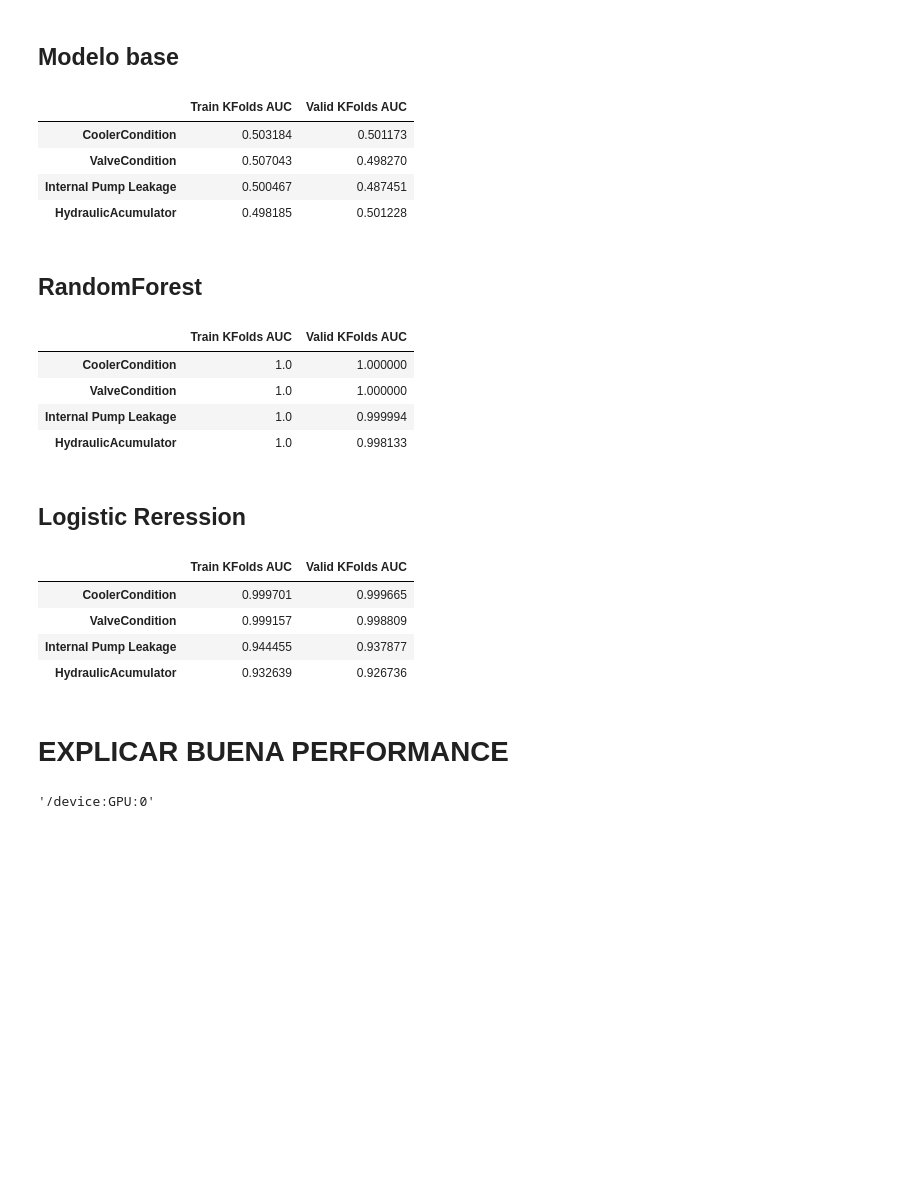
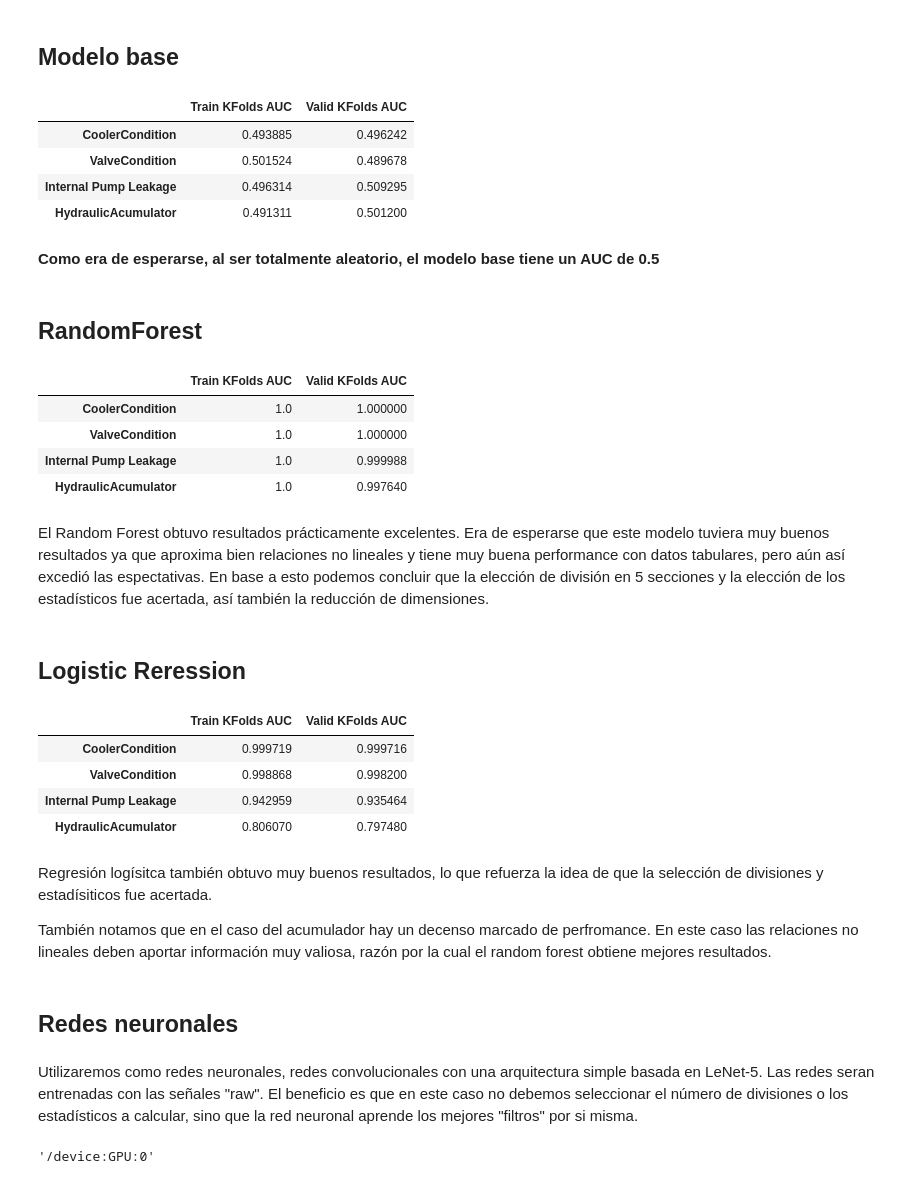
Before and after one commit to maxit1992/CEIA_AMQ1, a Jupyter notebook: TP_Integrador/TP_Integrador.ipynb, the cells around one changed output. Drawn from its saved outputs; the diff is of its cells as text; code cells hidden in the pictures; blank space fills up the shorter version.

Commit message:
TP Integrador correcciones y mejora de analisis de datos. Faltan ajustes finales

```diff
--- a/TP_Integrador/TP_Integrador.ipynb
+++ b/TP_Integrador/TP_Integrador.ipynb
@@ -486,7 +574,7 @@ def select_features_mutual_info(X_train, y_train,k= 'all'):
     fs.fit(X_train, y_train)
     return fs
 
-for ycol in y_train.dtype.names:
+for ycol in y_train.columns:
     fs = select_features_mutual_info(df_train_char, y_train[ycol],20)
     kfeatures= np.argsort(fs.scores_)[-1:-21:-1]
     fig,axes = plt.subplots(1,1,figsize=(20,8))
@@ -513,10 +601,12 @@ Aplicando información mutua, se obtiene:
 # %%
 # Ahora utilizamos lasso para comprobar las relaciones con otro método
+from sklearn.preprocessing import LabelEncoder
+
 lasso_top_signals=[]
 
-for ycol in y_train.dtype.names:
+for ycol in y_train.columns:
     lassoreg = Lasso(alpha=0.0001,normalize=True, max_iter=10000)
-    lassoreg.fit(df_train_char, y_train[ycol])
+    lassoreg.fit(df_train_char, LabelEncoder().fit_transform(y_train[ycol]))
     kfeatures= np.argsort(np.abs(lassoreg.coef_))[-1:-21:-1]
     fig,axes = plt.subplots(1,1,figsize=(20,8))
     bar = sns.barplot( x = df_train_char.columns[kfeatures] , y = np.abs(lassoreg.coef_[kfeatures]),ax=axes)
@@ -579,8 +673,9 @@ def EvaluateKFolds(in_model, X, y, k=5):
     kf = KFold(n_splits=k)
     kf.get_n_splits(X)
 
+    y = np.array(y)
     enc = OneHotEncoder(handle_unknown='ignore')
-    y_encoded = enc.fit_transform( y.reshape(-1,1)).toarray()
+    y_encoded = enc.fit_transform(y.reshape(-1,1)).toarray()
 
     for train_index, valid_index in kf.split(X, y):
 
@@ -606,7 +701,7 @@ def EvaluateKFolds(in_model, X, y, k=5):
     return train_auc, valid_auc
 # %%
 total_results={}
-for ycol in y_train.dtype.names:
+for ycol in y_train.columns:
     total_results[ycol]={}
 # %% [markdown]
 ## Modelo base
@@ -621,31 +716,33 @@ class RandomModel(object):
         return np.random.uniform(0,1, size=(X.shape[0],self.yshape))
 # %%
 results={}
-for i,ycol in enumerate(y_train.dtype.names):
+for i,ycol in enumerate(y_train.columns):
 
     model = RandomModel()
     train_auc, valid_auc = EvaluateKFolds(model, df_train_char[top_signals[i]], y_train[ycol], 5)
 
     total_results[ycol]['Base']= {}
     total_results[ycol]['Base']["Train KFolds AUC"] = train_auc
     total_results[ycol]['Base']["Valid KFolds AUC"] = valid_auc
 
     results[ycol]={}
     results[ycol]["Train KFolds AUC"] = train_auc
     results[ycol]["Valid KFolds AUC"] = valid_auc
 
 pd.DataFrame(results).T
 # %% [output]
 |  | Train KFolds AUC | Valid KFolds AUC |
-| CoolerCondition | 0.503184 | 0.501173 |
-| ValveCondition | 0.507043 | 0.498270 |
-| Internal Pump Leakage | 0.500467 | 0.487451 |
-| HydraulicAcumulator | 0.498185 | 0.501228 |
+| CoolerCondition | 0.493885 | 0.496242 |
+| ValveCondition | 0.501524 | 0.489678 |
+| Internal Pump Leakage | 0.496314 | 0.509295 |
+| HydraulicAcumulator | 0.491311 | 0.501200 |
+# %% [markdown]
+**Como era de esperarse, al ser totalmente aleatorio, el modelo base tiene un AUC de 0.5**
 # %% [markdown]
 ## RandomForest
 # %%
 results={}
-for i,ycol in enumerate(y_train.dtype.names):
+for i,ycol in enumerate(y_train.columns):
 
     model = RandomForestClassifier(n_estimators=200, random_state=5)
     train_auc, valid_auc = EvaluateKFolds(model, df_train_char[top_signals[i]],y_train[ycol], 5)
@@ -663,13 +760,15 @@ pd.DataFrame(results).T
 |  | Train KFolds AUC | Valid KFolds AUC |
 | CoolerCondition | 1.0 | 1.000000 |
 | ValveCondition | 1.0 | 1.000000 |
-| Internal Pump Leakage | 1.0 | 0.999994 |
-| HydraulicAcumulator | 1.0 | 0.998133 |
+| Internal Pump Leakage | 1.0 | 0.999988 |
+| HydraulicAcumulator | 1.0 | 0.997640 |
+# %% [markdown]
+El Random Forest obtuvo resultados prácticamente excelentes. Era de esperarse que este modelo tuviera muy buenos resultados ya que aproxima bien relaciones no lineales y tiene muy buena performance con datos tabulares, pero aún así excedió las espectativas. En base a esto podemos concluir que la elección de división en 5 secciones y la elección de los estadísticos fue acertada, así también la reducción de dimensiones.
 # %% [markdown]
 ## Logistic Reression
 # %%
 results={}
-for i,ycol in enumerate(y_train.dtype.names):
+for i,ycol in enumerate(y_train.columns):
 
     model = LogisticRegression(max_iter=1000,random_state=5)
     train_auc, valid_auc = EvaluateKFolds(model, df_train_char[top_signals[i]],y_train[ycol], 5)
@@ -685,12 +784,19 @@ for i,ycol in enumerate(y_train.dtype.names):
 pd.DataFrame(results).T
 # %% [output]
 |  | Train KFolds AUC | Valid KFolds AUC |
-| CoolerCondition | 0.999701 | 0.999665 |
-| ValveCondition | 0.999157 | 0.998809 |
-| Internal Pump Leakage | 0.944455 | 0.937877 |
-| HydraulicAcumulator | 0.932639 | 0.926736 |
+| CoolerCondition | 0.999719 | 0.999716 |
+| ValveCondition | 0.998868 | 0.998200 |
+| Internal Pump Leakage | 0.942959 | 0.935464 |
+| HydraulicAcumulator | 0.806070 | 0.797480 |
-# %% [markdown]
-# EXPLICAR BUENA PERFORMANCE
+# %% [markdown]
+Regresión logísitca también obtuvo muy buenos resultados, lo que refuerza la idea de que la selección de divisiones y estadísiticos fue acertada.
+
+También notamos que en el caso del acumulador hay un decenso marcado de perfromance. En este caso las relaciones no lineales deben aportar información muy valiosa, razón por la cual el random forest obtiene mejores resultados.
+# %% [markdown]
+## Redes neuronales
+# %% [markdown]
+Utilizaremos como redes neuronales, redes convolucionales con una arquitectura simple basada en LeNet-5.
+Las redes seran entrenadas con las señales "raw". El beneficio es que en este caso no debemos seleccionar el número de divisiones o los estadísticos a calcular, sino que la red neuronal aprende los mejores "filtros" por si misma.
 # %%
 class DeepModel(object):
 
```
Also changed, not shown: parts of 60 cells of this notebook, 3 other files.
